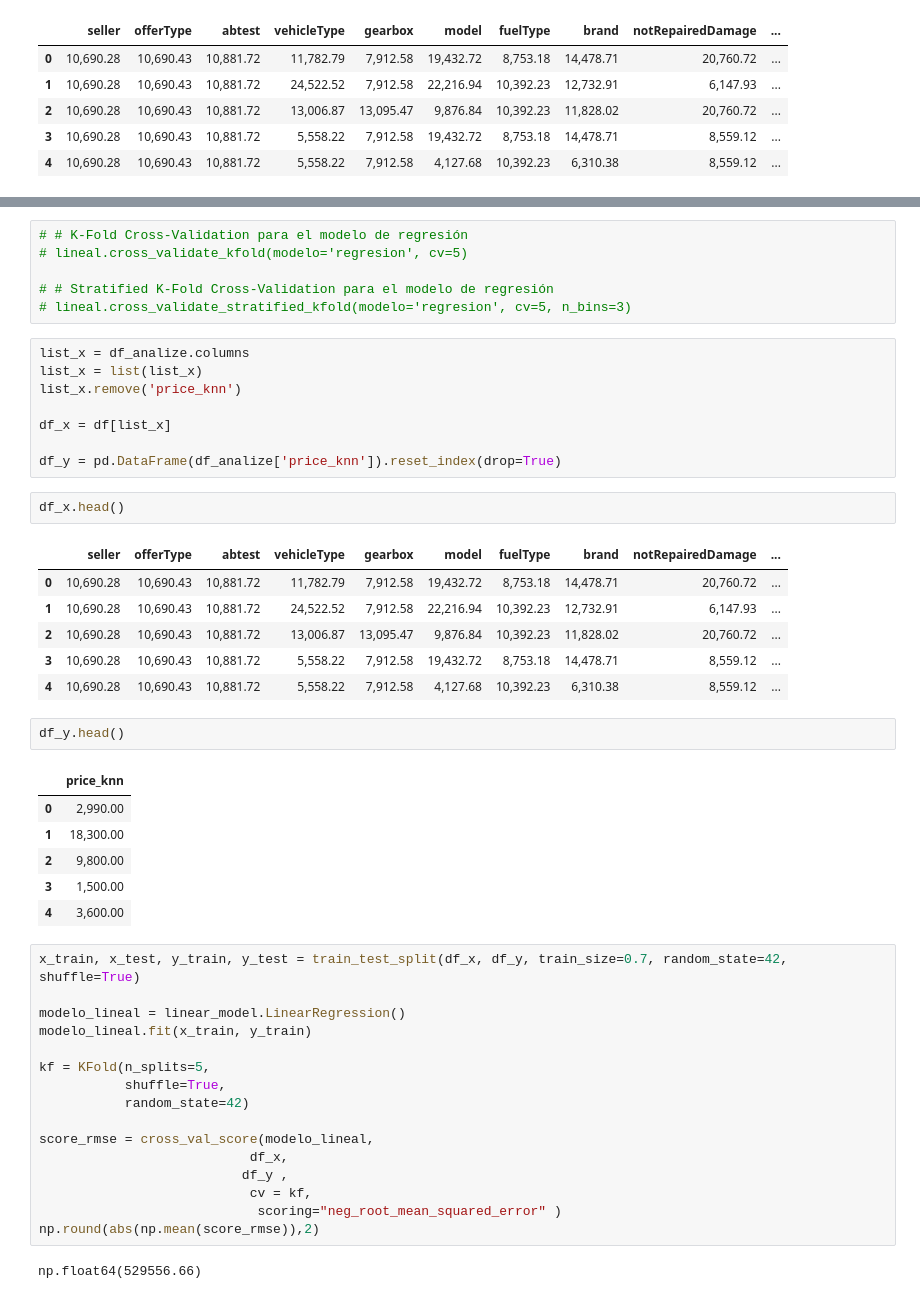
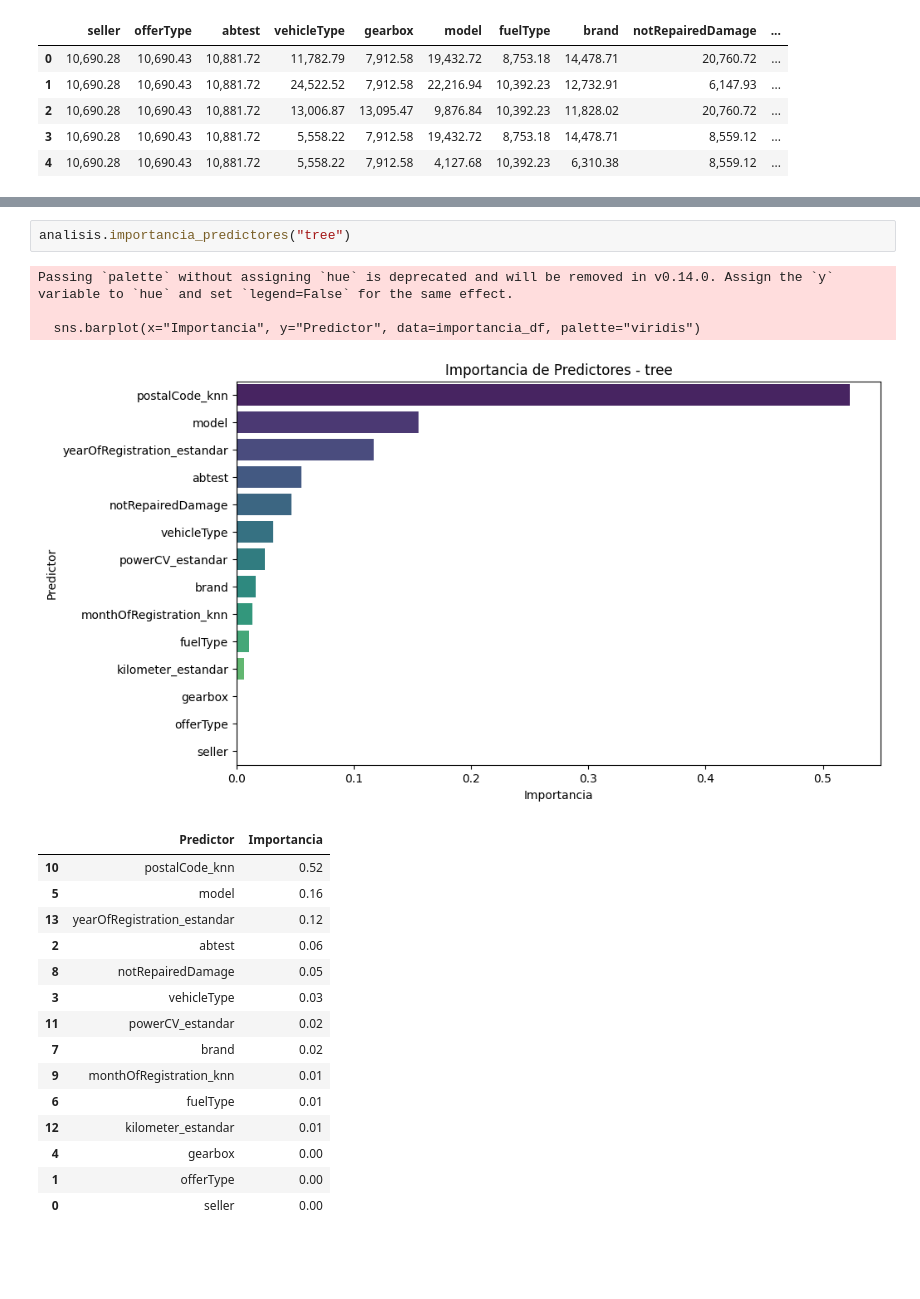
Before and after one commit to santiagorodriguez-dev/laboratorio-modulo8-leccion02-completo, a Jupyter notebook: notebooks/laboratorio-modulo8-leccion02-completo-v1.ipynb, the cells around one changed output, grey strips where cells are left out. Cells and saved outputs as stored; diff of their text form; blank space fills up the shorter version.

```diff
--- a/notebooks/laboratorio-modulo8-leccion02-completo-v1.ipynb
+++ b/notebooks/laboratorio-modulo8-leccion02-completo-v1.ipynb
@@ -69,50 +69,22 @@ analisis.calcular_metricas("regresion")
-# %%
-# # K-Fold Cross-Validation para el modelo de regresión
-# lineal.cross_validate_kfold(modelo='regresion', cv=5)
-
-# # Stratified K-Fold Cross-Validation para el modelo de regresión
-# lineal.cross_validate_stratified_kfold(modelo='regresion', cv=5, n_bins=3)
-# %%
-list_x = df_analize.columns
-list_x = list(list_x)
-list_x.remove('price_knn')
-
-df_x = df[list_x]
-
-df_y = pd.DataFrame(df_analize['price_knn']).reset_index(drop=True)
-# %%
-df_x.head()
-# %% [output]
-|  | seller | offerType | abtest | vehicleType | gearbox | model | fuelType | brand | notRepairedDamage | ... |
-| 0 | 10,690.28 | 10,690.43 | 10,881.72 | 11,782.79 | 7,912.58 | 19,432.72 | 8,753.18 | 14,478.71 | 20,760.72 | ... |
-| 1 | 10,690.28 | 10,690.43 | 10,881.72 | 24,522.52 | 7,912.58 | 22,216.94 | 10,392.23 | 12,732.91 | 6,147.93 | ... |
-| 2 | 10,690.28 | 10,690.43 | 10,881.72 | 13,006.87 | 13,095.47 | 9,876.84 | 10,392.23 | 11,828.02 | 20,760.72 | ... |
-| 3 | 10,690.28 | 10,690.43 | 10,881.72 | 5,558.22 | 7,912.58 | 19,432.72 | 8,753.18 | 14,478.71 | 8,559.12 | ... |
-| 4 | 10,690.28 | 10,690.43 | 10,881.72 | 5,558.22 | 7,912.58 | 4,127.68 | 10,392.23 | 6,310.38 | 8,559.12 | ... |
-# %%
-df_y.head()
-# %% [output]
-|  | price_knn |
-| 0 | 2,990.00 |
-| 1 | 18,300.00 |
-| 2 | 9,800.00 |
-| 3 | 1,500.00 |
-| 4 | 3,600.00 |
-# %%
-x_train, x_test, y_train, y_test = train_test_split(df_x, df_y, train_size=0.7, random_state=42, shuffle=True)
-
-modelo_lineal = linear_model.LinearRegression()
-modelo_lineal.fit(x_train, y_train)
-
-kf = KFold(n_splits=5,
-           shuffle=True,
-           random_state=42)
-
-score_rmse = cross_val_score(modelo_lineal,
-                           df_x,
-                          df_y ,
-                           cv = kf,
-                            scoring="neg_root_mean_squared_error" )
-np.round(abs(np.mean(score_rmse)),2)
-# %% [output]
-np.float64(529556.66)
+# %%
+analisis.importancia_predictores("tree")
+# %% [output]
+Passing `palette` without assigning `hue` is deprecated and will be removed in v0.14.0. Assign the `y` variable to `hue` and set `legend=False` for the same effect.
+
+  sns.barplot(x="Importancia", y="Predictor", data=importancia_df, palette="viridis")
+[figure, added]
+|  | Predictor | Importancia |
+| 10 | postalCode_knn | 0.52 |
+| 5 | model | 0.16 |
+| 13 | yearOfRegistration_estandar | 0.12 |
+| 2 | abtest | 0.06 |
+| 8 | notRepairedDamage | 0.05 |
+| 3 | vehicleType | 0.03 |
+| 11 | powerCV_estandar | 0.02 |
+| 7 | brand | 0.02 |
+| 9 | monthOfRegistration_knn | 0.01 |
+| 6 | fuelType | 0.01 |
+| 12 | kilometer_estandar | 0.01 |
+| 4 | gearbox | 0.00 |
+| 1 | offerType | 0.00 |
+| 0 | seller | 0.00 |
```
Also changed, not shown: parts of 4 cells of this notebook.
